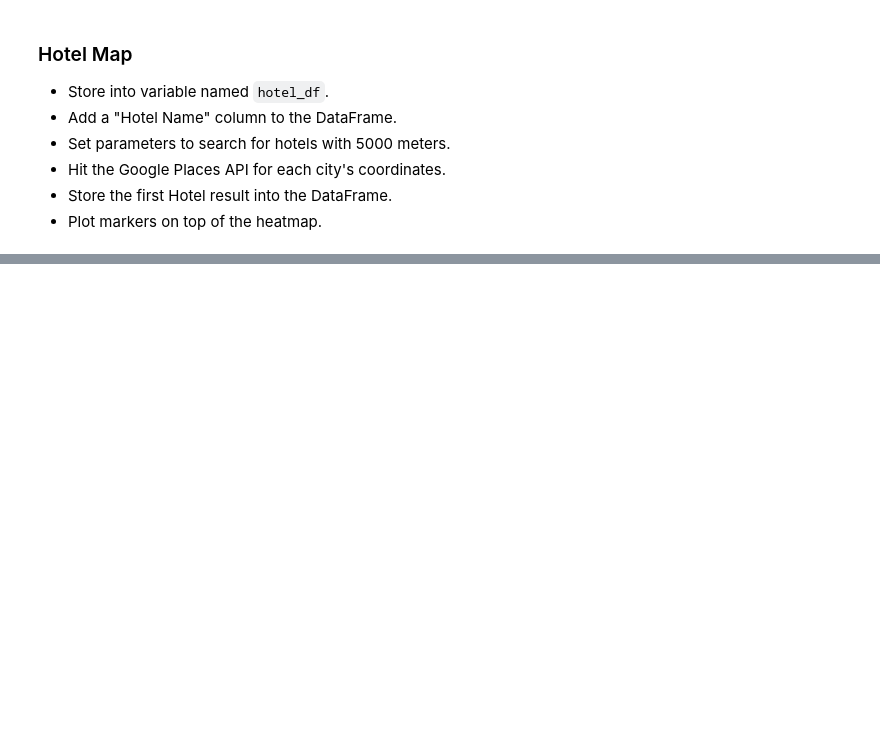
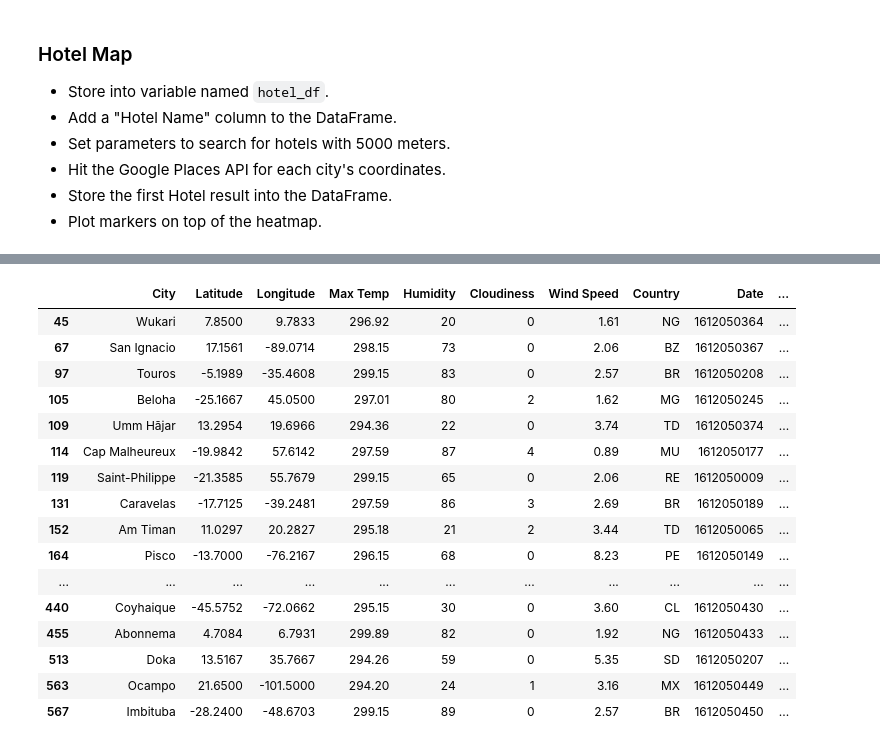
Before and after one commit to JohnMowry77/python_api_challenge, a Jupyter notebook: VacationPy/VacationPy.ipynb, the cells around one changed output, grey strips where cells are left out. Saved outputs shown, nothing was run; the diff lists cells and outputs as text; code cells hidden in the pictures; blank space fills up the shorter version.

```diff
--- a/VacationPy/VacationPy.ipynb
+++ b/VacationPy/VacationPy.ipynb
@@ -183,12 +199,17 @@ query_params= {
 #for index, each_row in hotel_df.head(1).iterrows():
 for index, each_row in hotel_df.iterrows():
     try:
-        query_params['location']=f"{each_row['Latitude']}, {each_row['Longitude']}"
+        query_params['location']=f"{each_row['Latitude']},{each_row['Longitude']}"
 
         # Compile Query URL and make API request
         response=requests.get(base_url,params=query_params)
         data=response.json() #giving response 200
-        pprint(data)
+        #zero index and the name key
+        hotel_name=data['results'][0]['name']
+        # Class acitivty maybe airport
+        #cities_pd.loc[index, "Lng"] = cities_lat_lng["results"][0]["geometry"]["location"]["lng"]
+        hotel_df.loc[index, 'Hotel Name']=hotel_name
+        #pprint(data)
     except:
         print(f"Unable to locate a hotel in {each_row['City']}")
 # %% [output]
@@ -236 +223,21 @@ for index, each_row in hotel_df.iterrows():
+# %%
+hotel_df
+# %% [output]
+|  | City | Latitude | Longitude | Max Temp | Humidity | Cloudiness | Wind Speed | Country | Date | ... |
+| 45 | Wukari | 7.8500 | 9.7833 | 296.92 | 20 | 0 | 1.61 | NG | 1612050364 | ... |
+| 67 | San Ignacio | 17.1561 | -89.0714 | 298.15 | 73 | 0 | 2.06 | BZ | 1612050367 | ... |
+| 97 | Touros | -5.1989 | -35.4608 | 299.15 | 83 | 0 | 2.57 | BR | 1612050208 | ... |
+| 105 | Beloha | -25.1667 | 45.0500 | 297.01 | 80 | 2 | 1.62 | MG | 1612050245 | ... |
+| 109 | Umm Hājar | 13.2954 | 19.6966 | 294.36 | 22 | 0 | 3.74 | TD | 1612050374 | ... |
+| 114 | Cap Malheureux | -19.9842 | 57.6142 | 297.59 | 87 | 4 | 0.89 | MU | 1612050177 | ... |
+| 119 | Saint-Philippe | -21.3585 | 55.7679 | 299.15 | 65 | 0 | 2.06 | RE | 1612050009 | ... |
+| 131 | Caravelas | -17.7125 | -39.2481 | 297.59 | 86 | 3 | 2.69 | BR | 1612050189 | ... |
+| 152 | Am Timan | 11.0297 | 20.2827 | 295.18 | 21 | 2 | 3.44 | TD | 1612050065 | ... |
+| 164 | Pisco | -13.7000 | -76.2167 | 296.15 | 68 | 0 | 8.23 | PE | 1612050149 | ... |
+| ... | ... | ... | ... | ... | ... | ... | ... | ... | ... | ... |
+| 440 | Coyhaique | -45.5752 | -72.0662 | 295.15 | 30 | 0 | 3.60 | CL | 1612050430 | ... |
+| 455 | Abonnema | 4.7084 | 6.7931 | 299.89 | 82 | 0 | 1.92 | NG | 1612050433 | ... |
+| 513 | Doka | 13.5167 | 35.7667 | 294.26 | 59 | 0 | 5.35 | SD | 1612050207 | ... |
+| 563 | Ocampo | 21.6500 | -101.5000 | 294.20 | 24 | 1 | 3.16 | MX | 1612050449 | ... |
+| 567 | Imbituba | -28.2400 | -48.6703 | 299.15 | 89 | 0 | 2.57 | BR | 1612050450 | ... |
 # %%
```
Also changed, not shown: parts of 12 cells of this notebook, 5 other files.
